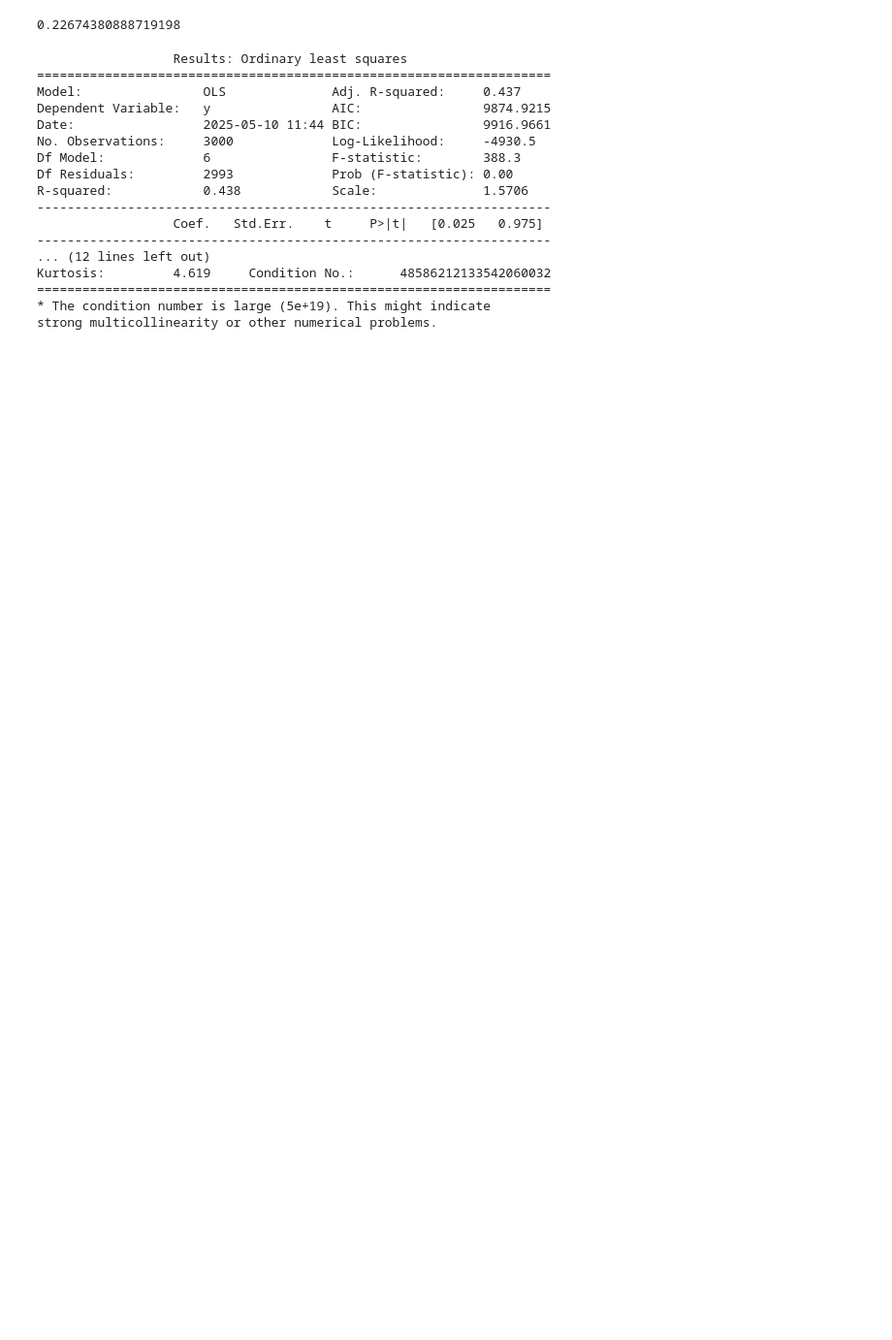
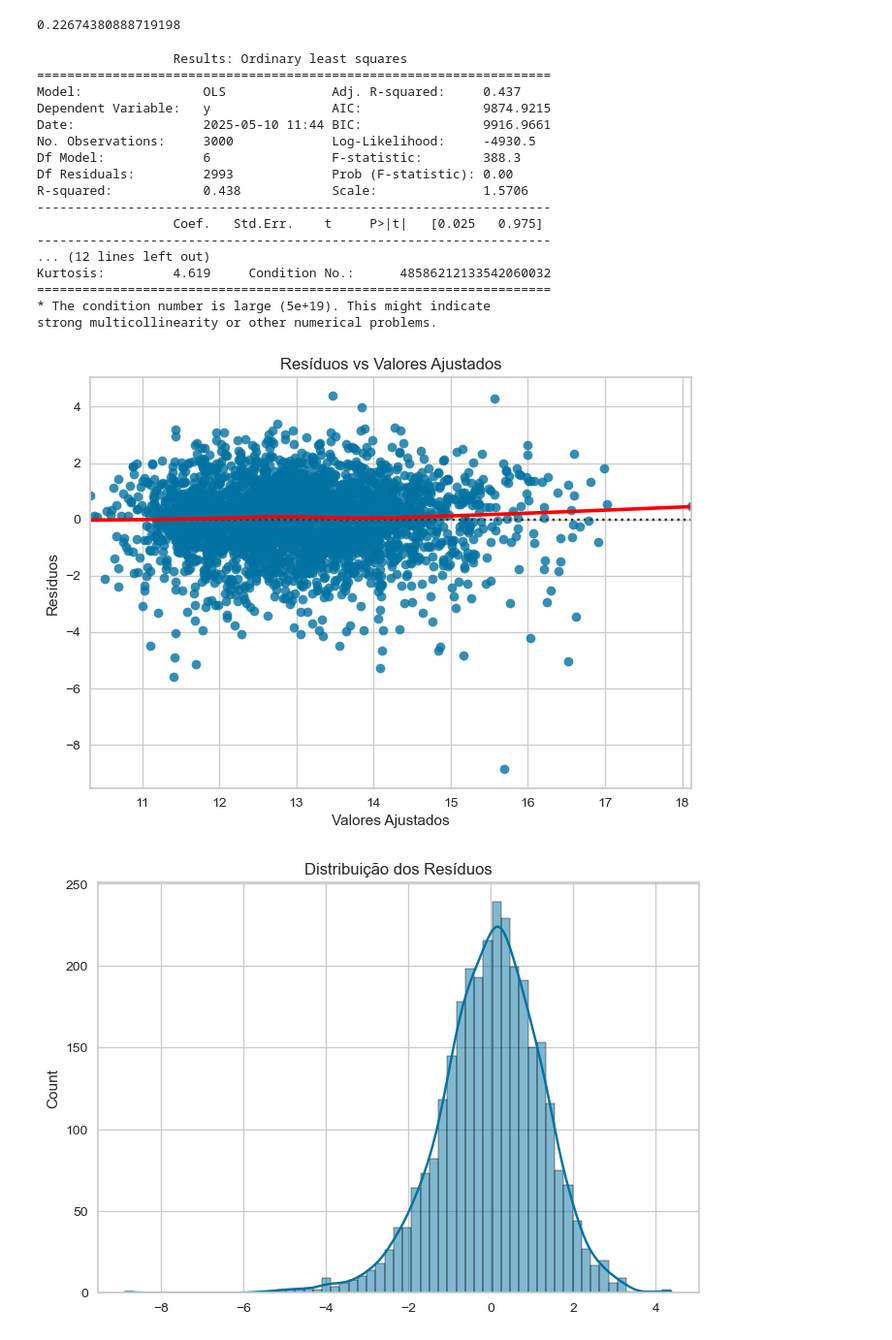
Before and after one commit to prisciladalepiane/data_sci_py, a Jupyter notebook: Conceitos/15-Regressão_Linear.ipynb, the cells around one changed output. Shown at 97% size. Saved outputs shown, nothing was run; the diff lists cells and outputs as text; code cells hidden in the pictures; blank space fills up the shorter version.

```diff
--- a/Conceitos/15-Regressão_Linear.ipynb
+++ b/Conceitos/15-Regressão_Linear.ipynb
@@ -342,3 +344,23 @@ Kurtosis:         4.619     Condition No.:      48586212133542060032
 ====================================================================
 * The condition number is large (5e+19). This might indicate
 strong multicollinearity or other numerical problems.
+# %%
+residuos = modelo3_box.resid
+sns.residplot(x=modelo3_box.fittedvalues, y=residuos, lowess=True, line_kws={'color': 'red'})
+plt.xlabel('Valores Ajustados')
+plt.ylabel('Resíduos')
+plt.title('Resíduos vs Valores Ajustados')
+plt.show()
+
+# Histograma
+sns.histplot(residuos, kde=True)
+plt.title('Distribuição dos Resíduos')
+plt.show()
+
+# QQ-plot
+sm.qqplot(residuos, line='s')
+plt.title('QQ-Plot dos Resíduos')
+plt.show()
+# %% [output]
+[figure, added]
+[figure, added]
```
Also changed, not shown: parts of 3 cells of this notebook.
